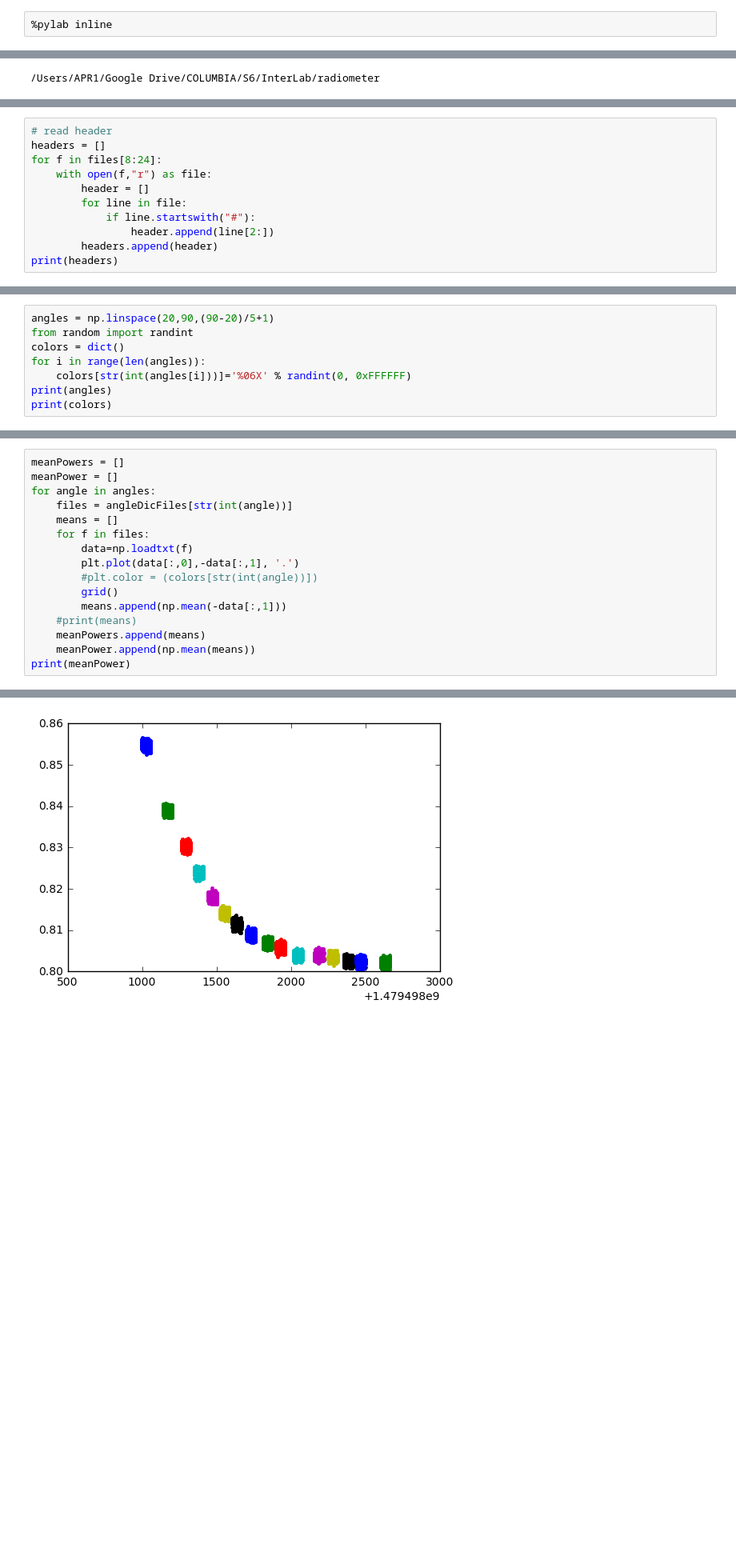
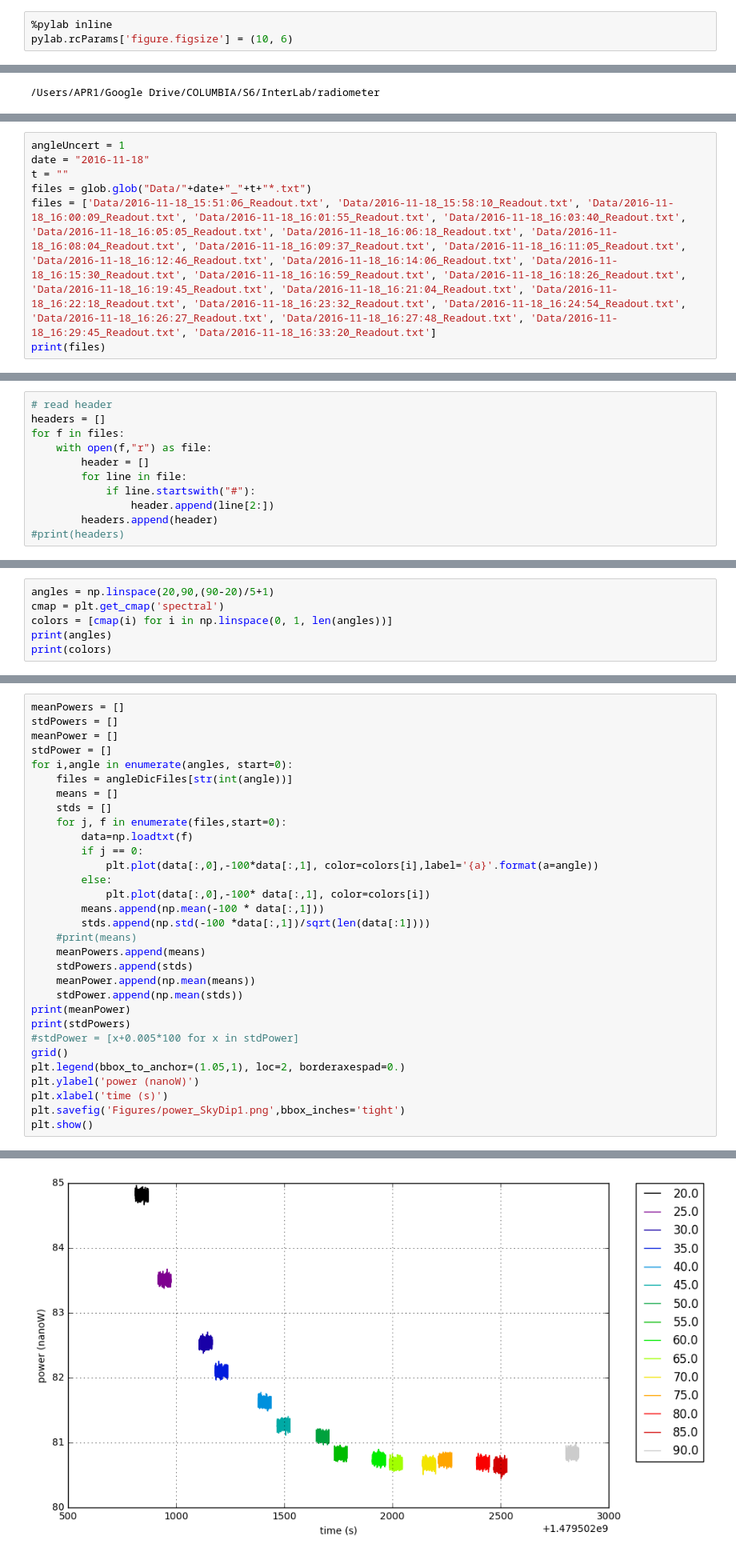
Before and after one commit to ekacmblab/radiometer, a Jupyter notebook: notebooks/SkyDipAnalysis.ipynb, the cells around one changed output, grey strips where cells are left out. Shown at 80% size. Saved outputs shown, nothing was run; the diff lists cells and outputs as text; blank space fills up the shorter version.

```diff
--- a/notebooks/SkyDipAnalysis.ipynb
+++ b/notebooks/SkyDipAnalysis.ipynb
@@ -2,6 +2,7 @@
 import glob
 # %%
 %pylab inline
+pylab.rcParams['figure.figsize'] = (10, 6)
 # %% [output]
 Populating the interactive namespace from numpy and matplotlib
 # %%
@@ -22,0 +17,7 @@ print(files)
+# %%
+angleUncert = 1
+date = "2016-11-18"
+t = ""
+files = glob.glob("Data/"+date+"_"+t+"*.txt")
+files = ['Data/2016-11-18_15:51:06_Readout.txt', 'Data/2016-11-18_15:58:10_Readout.txt', 'Data/2016-11-18_16:00:09_Readout.txt', 'Data/2016-11-18_16:01:55_Readout.txt', 'Data/2016-11-18_16:03:40_Readout.txt', 'Data/2016-11-18_16:05:05_Readout.txt', 'Data/2016-11-18_16:06:18_Readout.txt', 'Data/2016-11-18_16:08:04_Readout.txt', 'Data/2016-11-18_16:09:37_Readout.txt', 'Data/2016-11-18_16:11:05_Readout.txt', 'Data/2016-11-18_16:12:46_Readout.txt', 'Data/2016-11-18_16:14:06_Readout.txt', 'Data/2016-11-18_16:15:30_Readout.txt', 'Data/2016-11-18_16:16:59_Readout.txt', 'Data/2016-11-18_16:18:26_Readout.txt', 'Data/2016-11-18_16:19:45_Readout.txt', 'Data/2016-11-18_16:21:04_Readout.txt', 'Data/2016-11-18_16:22:18_Readout.txt', 'Data/2016-11-18_16:23:32_Readout.txt', 'Data/2016-11-18_16:24:54_Readout.txt', 'Data/2016-11-18_16:26:27_Readout.txt', 'Data/2016-11-18_16:27:48_Readout.txt', 'Data/2016-11-18_16:29:45_Readout.txt', 'Data/2016-11-18_16:33:20_Readout.txt']
+print(files)
@@ -23,11 +26,11 @@ print(files)
 # %%
 # read header
 headers = []
-for f in files[8:24]:
+for f in files:
     with open(f,"r") as file:
         header = []
         for line in file:
             if line.startswith("#"):
                 header.append(line[2:])
         headers.append(header)
-print(headers)
+#print(headers)
@@ -58,9 +59,7 @@ dict_keys(['25', '35', '75', '45', '65', '20', '85', '80', '90', '60', '40', '70
 # %%
 angles = np.linspace(20,90,(90-20)/5+1)
-from random import randint
-colors = dict()
-for i in range(len(angles)):
-    colors[str(int(angles[i]))]='%06X' % randint(0, 0xFFFFFF)
+cmap = plt.get_cmap('spectral')
+colors = [cmap(i) for i in np.linspace(0, 1, len(angles))]
 print(angles)
 print(colors)
 # %% [output]
@@ -69,17 +68,32 @@ print(colors)
 # %%
 meanPowers = []
+stdPowers = []
 meanPower = []
-for angle in angles:
+stdPower = []
+for i,angle in enumerate(angles, start=0):
     files = angleDicFiles[str(int(angle))]
     means = []
-    for f in files:
+    stds = []
+    for j, f in enumerate(files,start=0):
         data=np.loadtxt(f)
-        plt.plot(data[:,0],-data[:,1], '.')
-        #plt.color = (colors[str(int(angle))])
-        grid()
-        means.append(np.mean(-data[:,1]))
+        if j == 0:
+            plt.plot(data[:,0],-100*data[:,1], color=colors[i],label='{a}'.format(a=angle))
+        else:
+            plt.plot(data[:,0],-100* data[:,1], color=colors[i])
+        means.append(np.mean(-100 * data[:,1]))
+        stds.append(np.std(-100 *data[:,1])/sqrt(len(data[:1])))
     #print(means)
     meanPowers.append(means)
+    stdPowers.append(stds)
     meanPower.append(np.mean(means))
+    stdPower.append(np.mean(stds))
 print(meanPower)
+print(stdPowers)
+#stdPower = [x+0.005*100 for x in stdPower]
+grid()
+plt.legend(bbox_to_anchor=(1.05,1), loc=2, borderaxespad=0.)
+plt.ylabel('power (nanoW)')
+plt.xlabel('time (s)')
+plt.savefig('Figures/power_SkyDip1.png',bbox_inches='tight')
+plt.show()
 # %% [output]
@@ -87 +102 @@ print(meanPower)
-[figure, old version]
+[figure, new version]
```
Also changed, not shown: parts of 14 cells of this notebook, 7 other files.
